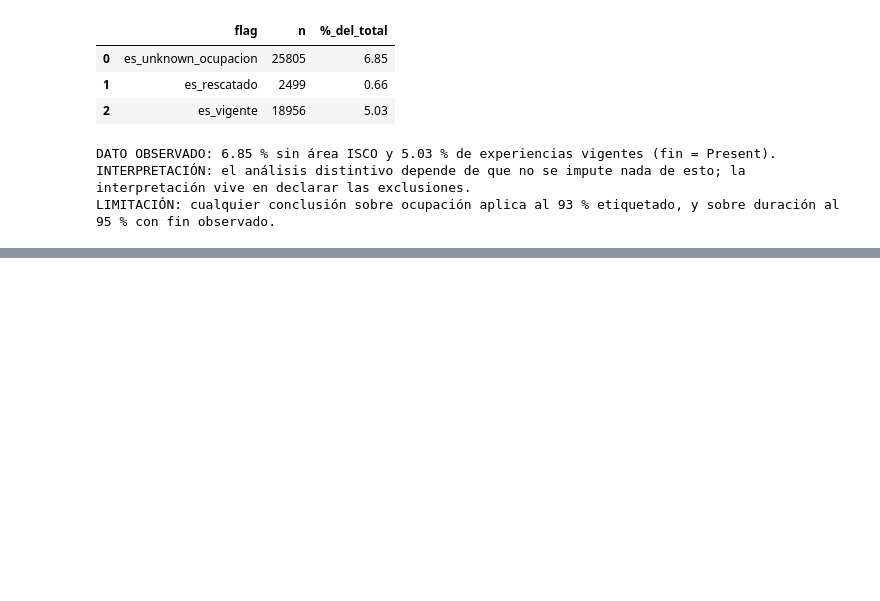
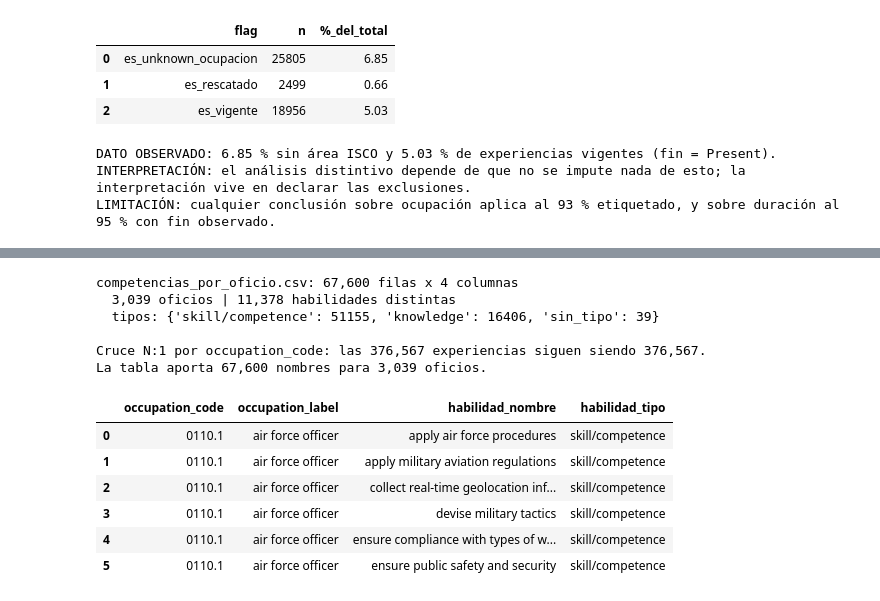
Before and after one commit to Keta787/MineriaProtect, a Jupyter notebook: libros/presentacion.ipynb, the cells around one changed output, grey strips where cells are left out. Saved outputs shown, nothing was run; the diff lists cells and outputs as text; code cells hidden in the pictures; blank space fills up the shorter version.

```diff
--- a/libros/presentacion.ipynb
+++ b/libros/presentacion.ipynb
@@ -621,0 +636,28 @@ LIMITACIÓN: cualquier conclusión sobre ocupación aplica al 93 % etiquetado, y
+# %%
+# La tabla de competencias: 1 fila = 1 competencia de 1 oficio.
+competencias = I.cargar_competencias()
+
+print(f"competencias_por_oficio.csv: {len(competencias):,} filas x {competencias.shape[1]} columnas")
+print(f"  {competencias['occupation_code'].nunique():,} oficios | {competencias['habilidad_nombre'].nunique():,} habilidades distintas")
+print(f"  tipos: {competencias['habilidad_tipo'].value_counts().to_dict()}")
+
+# El cruce con el dataset es N:1 y no multiplica nada: una fila del
+# dataset recibe N competencias, una fila de la tabla recibe 1.
+print(f"\nCruce N:1 por occupation_code: las {len(empleos):,} experiencias siguen siendo {len(empleos):,}.")
+print(f"La tabla aporta {len(competencias):,} nombres para {competencias['occupation_code'].nunique():,} oficios.")
+
+display(competencias.head(6))
+# %% [output]
+competencias_por_oficio.csv: 67,600 filas x 4 columnas
+  3,039 oficios | 11,378 habilidades distintas
+  tipos: {'skill/competence': 51155, 'knowledge': 16406, 'sin_tipo': 39}
+
+Cruce N:1 por occupation_code: las 376,567 experiencias siguen siendo 376,567.
+La tabla aporta 67,600 nombres para 3,039 oficios.
+|  | occupation_code | occupation_label | habilidad_nombre | habilidad_tipo |
+| 0 | 0110.1 | air force officer | apply air force procedures | skill/competence |
+| 1 | 0110.1 | air force officer | apply military aviation regulations | skill/competence |
+| 2 | 0110.1 | air force officer | collect real-time geolocation inf... | skill/competence |
+| 3 | 0110.1 | air force officer | devise military tactics | skill/competence |
+| 4 | 0110.1 | air force officer | ensure compliance with types of w... | skill/competence |
+| 5 | 0110.1 | air force officer | ensure public safety and security | skill/competence |
```
Also changed, not shown: parts of 8 cells of this notebook, 4 other files.
